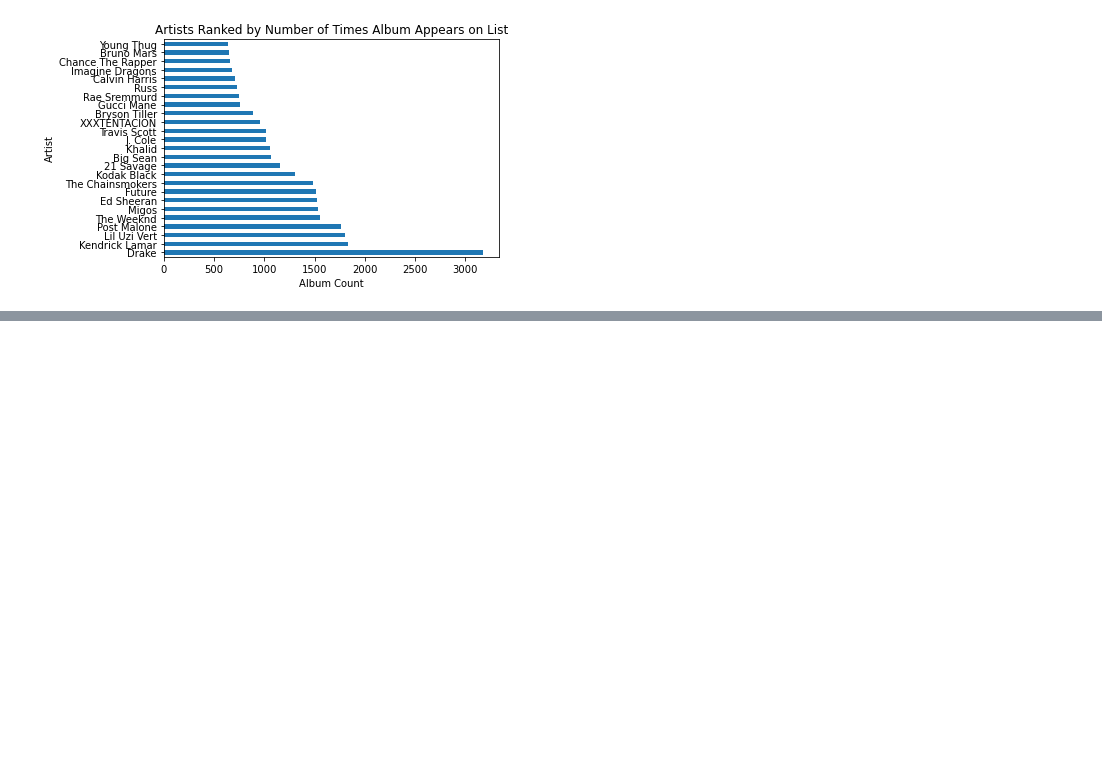
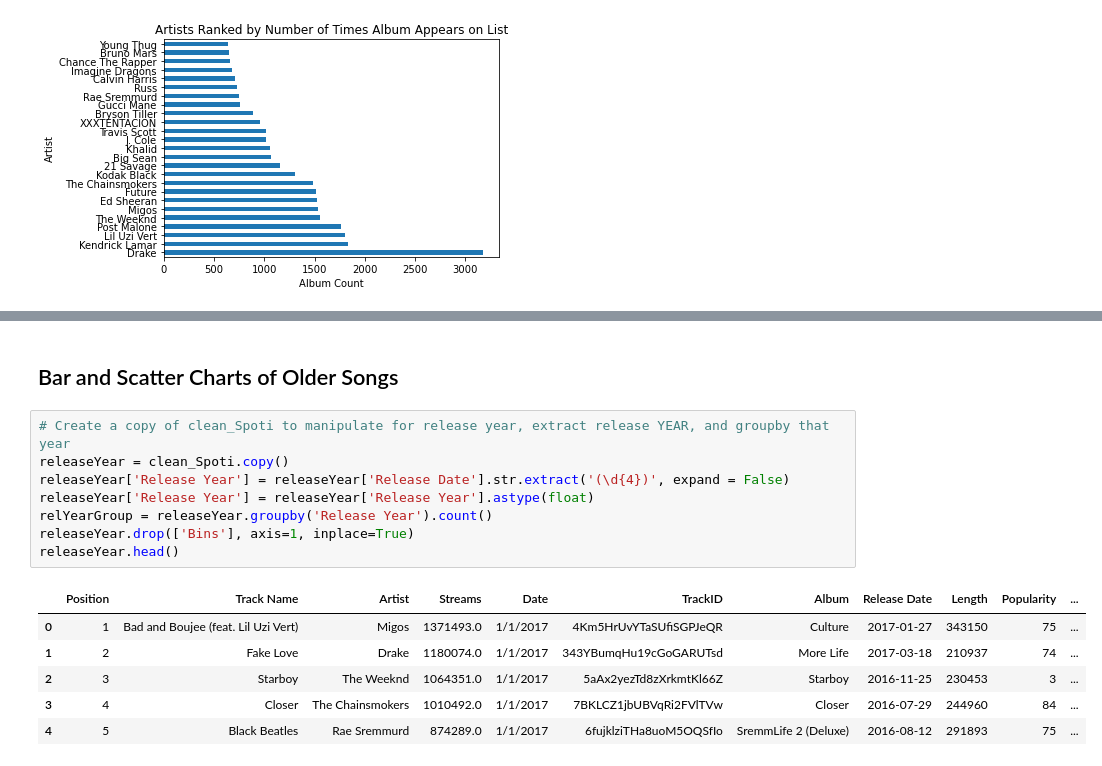
Before and after one commit to iastanehasl/Project-One, a Jupyter notebook: Spotipy_Group.ipynb, the cells around one changed output, grey strips where cells are left out. Drawn from its saved outputs; the diff is of its cells as text; blank space fills up the shorter version.

```diff
--- a/Spotipy_Group.ipynb
+++ b/Spotipy_Group.ipynb
@@ -259,0 +262,17 @@ Text(0, 0.5, 'Count')
+# %% [markdown]
+## Bar and Scatter Charts of Older Songs
+# %%
+# Create a copy of clean_Spoti to manipulate for release year, extract release YEAR, and groupby that year
+releaseYear = clean_Spoti.copy()
+releaseYear['Release Year'] = releaseYear['Release Date'].str.extract('(\d{4})', expand = False)
+releaseYear['Release Year'] = releaseYear['Release Year'].astype(float)
+relYearGroup = releaseYear.groupby('Release Year').count()
+releaseYear.drop(['Bins'], axis=1, inplace=True)
+releaseYear.head()
+# %% [output]
+|  | Position | Track Name | Artist | Streams | Date | TrackID | Album | Release Date | Length | Popularity | ... |
+| 0 | 1 | Bad and Boujee (feat. Lil Uzi Vert) | Migos | 1371493.0 | 1/1/2017 | 4Km5HrUvYTaSUfiSGPJeQR | Culture | 2017-01-27 | 343150 | 75 | ... |
+| 1 | 2 | Fake Love | Drake | 1180074.0 | 1/1/2017 | 343YBumqHu19cGoGARUTsd | More Life | 2017-03-18 | 210937 | 74 | ... |
+| 2 | 3 | Starboy | The Weeknd | 1064351.0 | 1/1/2017 | 5aAx2yezTd8zXrkmtKl66Z | Starboy | 2016-11-25 | 230453 | 3 | ... |
+| 3 | 4 | Closer | The Chainsmokers | 1010492.0 | 1/1/2017 | 7BKLCZ1jbUBVqRi2FVlTVw | Closer | 2016-07-29 | 244960 | 84 | ... |
+| 4 | 5 | Black Beatles | Rae Sremmurd | 874289.0 | 1/1/2017 | 6fujklziTHa8uoM5OQSfIo | SremmLife 2 (Deluxe) | 2016-08-12 | 291893 | 75 | ... |
```
Also changed, not shown: parts of 8 cells of this notebook, 1 other file.
